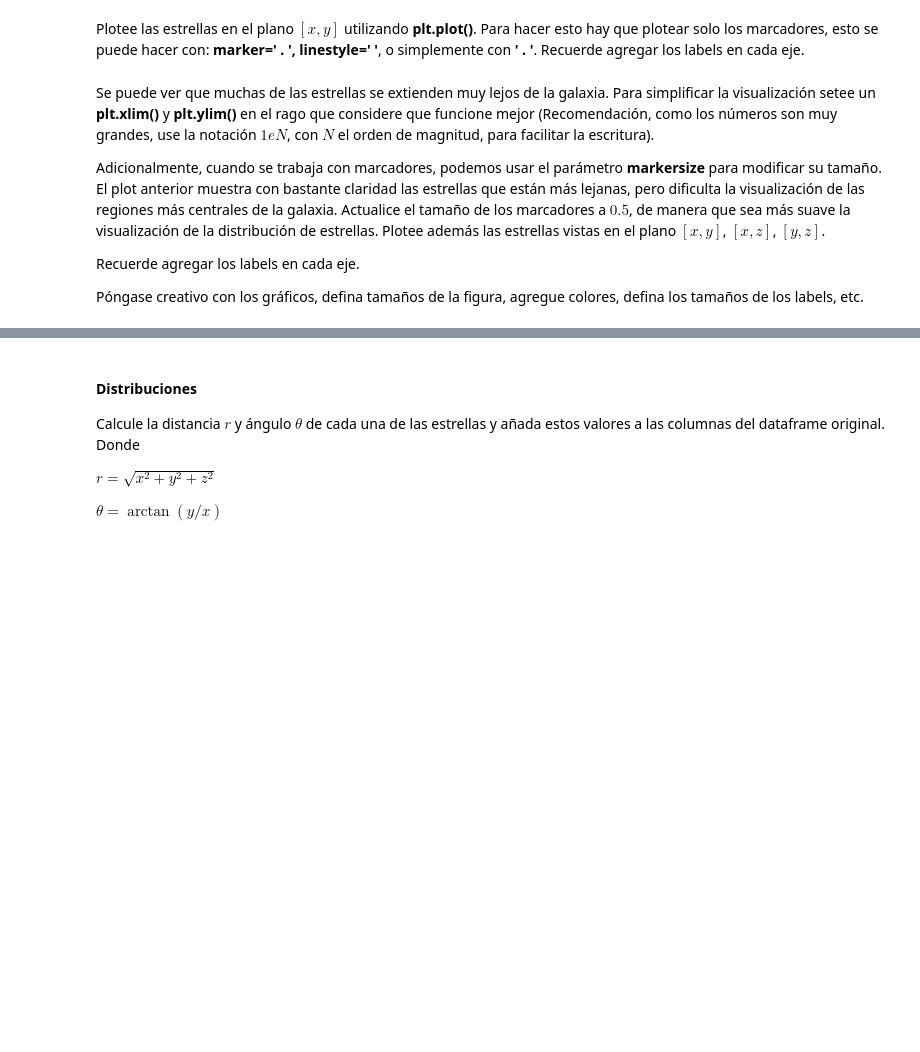
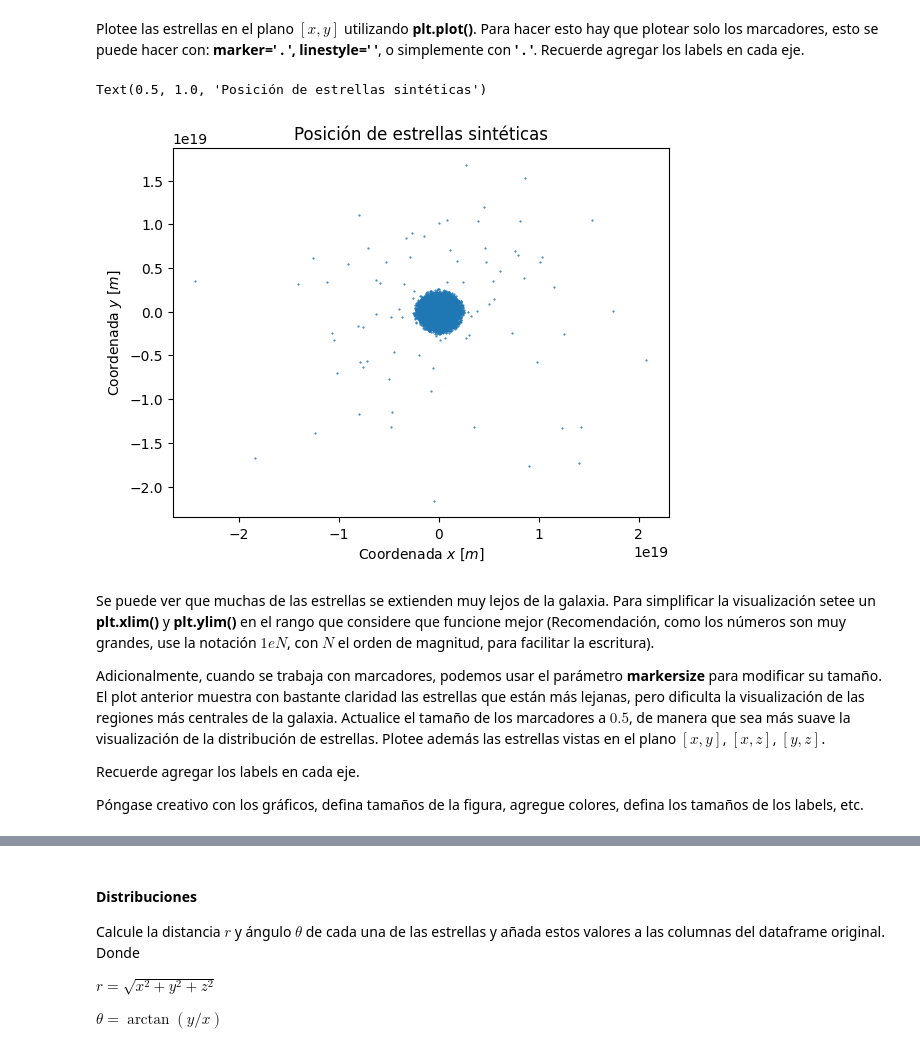
Before and after one commit to FPereiraI/Tarea-1, a Jupyter notebook: Tarea_1.ipynb, the cells around one changed output, grey strips where cells are left out. Cells and saved outputs as stored; diff of their text form; code cells hidden in the pictures; blank space fills up the shorter version.

```diff
--- a/Tarea_1.ipynb
+++ b/Tarea_1.ipynb
@@ -352,6 +386,8 @@ Como ultimo paso, agregue una grilla con **plt.grid(True)**. Además añada un t
 El archivo **galaxy2.csv** contiene datos de la posición de estrellas sintéticas de una galaxia. Al igual que en la sección anterior, cargue los datos utilizando **pd.read_csv()**.
 # %%
 # Carge y abra el archivo
+path2 = "/content/drive/MyDrive/Docs/galaxy2.csv"
+df_galaxy = pd.read_csv(path2)
 # %% [markdown]
 Vea los primeros 10 elementos del dataframe. ¿Qué tipo de información puede encontrar? Dado el nombre de las columnas, ¿en qué unidades se encuentran?
 
@@ -359,7 +409,18 @@ Vea los primeros 10 elementos del dataframe. ¿Qué tipo de información puede e
 # %% [markdown]
 Plotee las estrellas en el plano $[x, y]$ utilizando **plt.plot()**. Para hacer esto hay que plotear solo los marcadores, esto se puede hacer con: **marker=' . ', linestyle='  '**, o simplemente con **' . '**. Recuerde agregar los labels en cada eje.
+# %%
+ejex = df_galaxy["x[m]"]
+ejey = df_galaxy["y[m]"]
+ejez = df_galaxy["z[m]"]
+plt.plot(ejex, ejey, ".", markersize=1)
+plt.xlabel("Coordenada $x$ $[m]$")
+plt.ylabel("Coordenada $y$ $[m]$")
+plt.title("Posición de estrellas sintéticas")
+# %% [output]
+Text(0.5, 1.0, 'Posición de estrellas sintéticas')
+[figure, added]
 # %% [markdown]
-Se puede ver que muchas de las estrellas se extienden muy lejos de la galaxia. Para simplificar la visualización setee un **plt.xlim()** y **plt.ylim()** en el rago que considere que funcione mejor (Recomendación, como los números son muy grandes, use la notación $1eN$, con $N$ el orden de magnitud, para facilitar la escritura).
+Se puede ver que muchas de las estrellas se extienden muy lejos de la galaxia. Para simplificar la visualización setee un **plt.xlim()** y **plt.ylim()** en el rango que considere que funcione mejor (Recomendación, como los números son muy grandes, use la notación $1eN$, con $N$ el orden de magnitud, para facilitar la escritura).
 
 Adicionalmente, cuando se trabaja con marcadores, podemos usar el parámetro **markersize** para modificar su tamaño. El plot anterior muestra con bastante claridad las estrellas que están más lejanas, pero dificulta la visualización de las regiones más centrales de la galaxia. Actualice el tamaño de los marcadores a $0.5$, de manera que sea más suave la visualización de la distribución de estrellas. Plotee además las estrellas vistas en el plano $[x, y]$, $[x, z]$, $[y, z]$.
 
```
Also changed, not shown: parts of 14 cells of this notebook.
